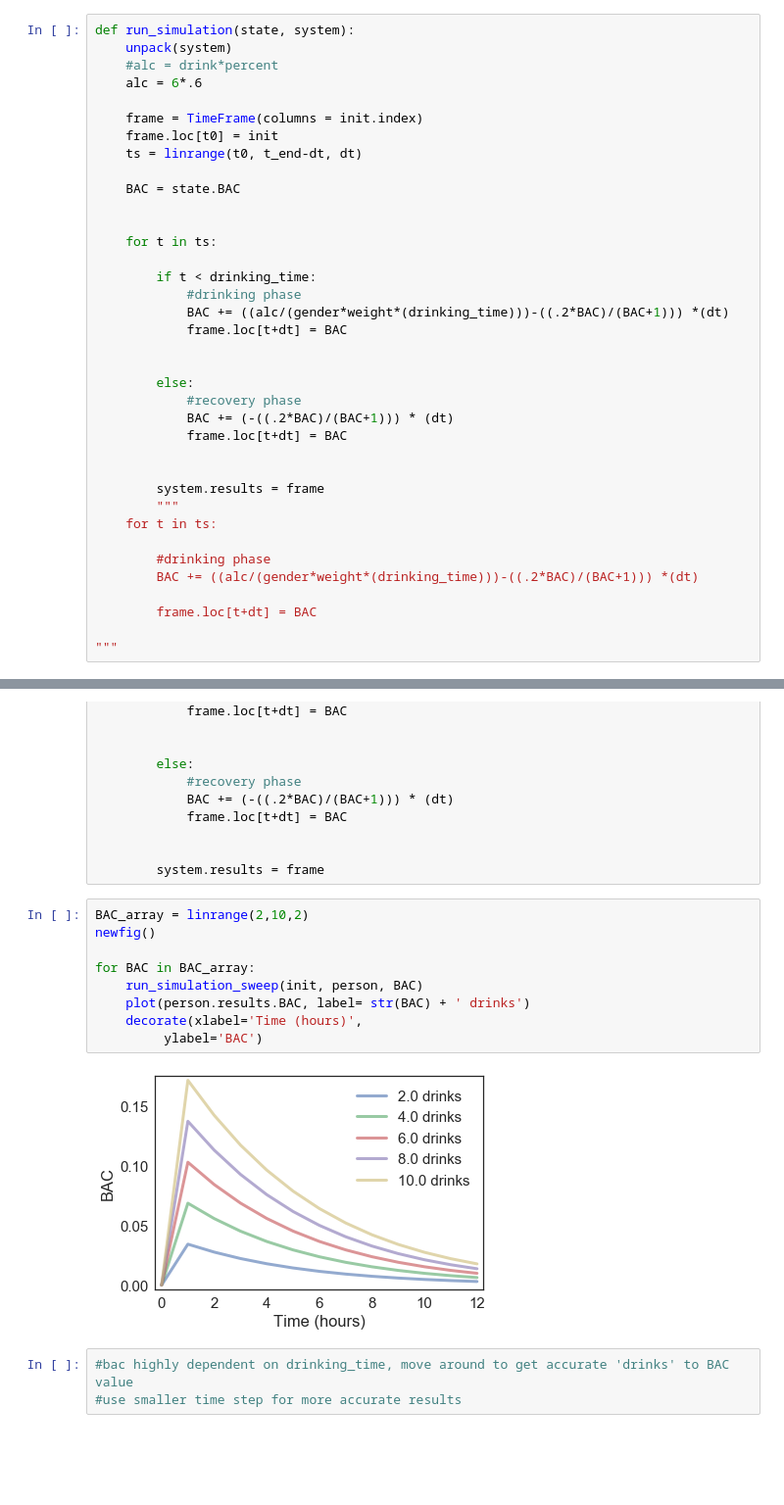
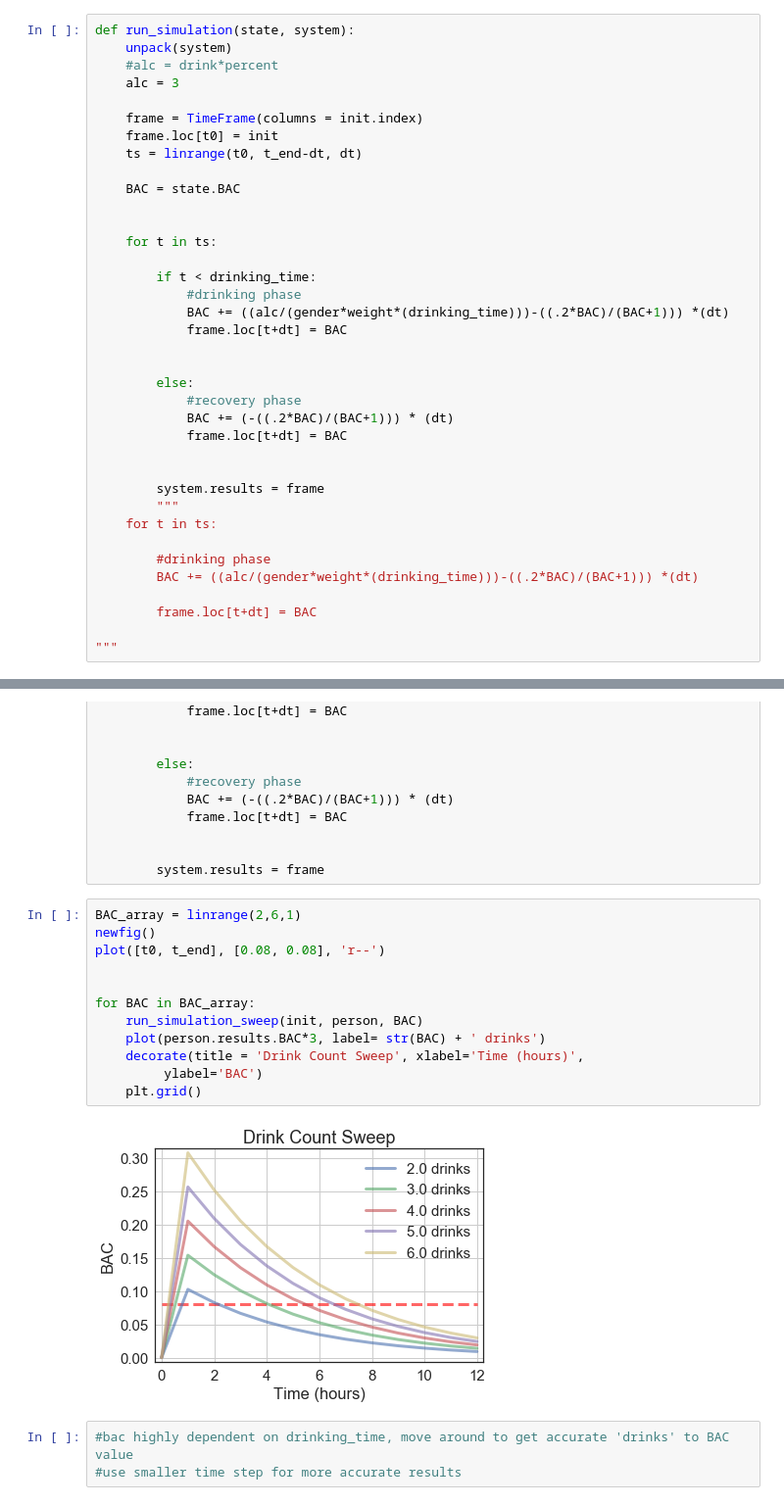
Before and after one commit to AlexFrye/ModSimPy, a Jupyter notebook: code/Project 2.1.ipynb, the cells around one changed output, grey strips where cells are left out. Shown at 98% size. Saved outputs shown, nothing was run; the diff lists cells and outputs as text; blank space fills up the shorter version.

```diff
--- a/code/Project 2.1.ipynb
+++ b/code/Project 2.1.ipynb
@@ -18,7 +18,7 @@ person = System(init = init, t0=0, t_end=12,
 def run_simulation(state, system):
     unpack(system)
     #alc = drink*percent
-    alc = 6*.6
+    alc = 3
 
     frame = TimeFrame(columns = init.index)
     frame.loc[t0] = init
@@ -109,16 +111,19 @@ def run_simulation_sweep(state, system, alc):
 
         system.results = frame
 # %%
-BAC_array = linrange(2,10,2)
+BAC_array = linrange(2,6,1)
 newfig()
+plot([t0, t_end], [0.08, 0.08], 'r--')
+
 
 for BAC in BAC_array:
     run_simulation_sweep(init, person, BAC)
-    plot(person.results.BAC, label= str(BAC) + ' drinks')
-    decorate(xlabel='Time (hours)',
+    plot(person.results.BAC*3, label= str(BAC) + ' drinks')
+    decorate(title = 'Drink Count Sweep', xlabel='Time (hours)',
          ylabel='BAC')
+    plt.grid()
 # %% [output]
-[figure, old version]
+[figure, new version]
 # %%
 #bac highly dependent on drinking_time, move around to get accurate 'drinks' to BAC value
 #use smaller time step for more accurate results
```
Also changed, not shown: parts of 7 cells of this notebook, 17 other files.
